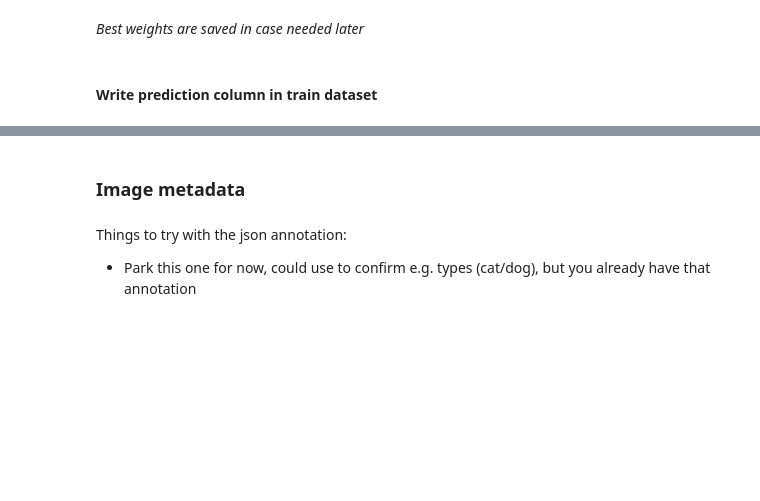
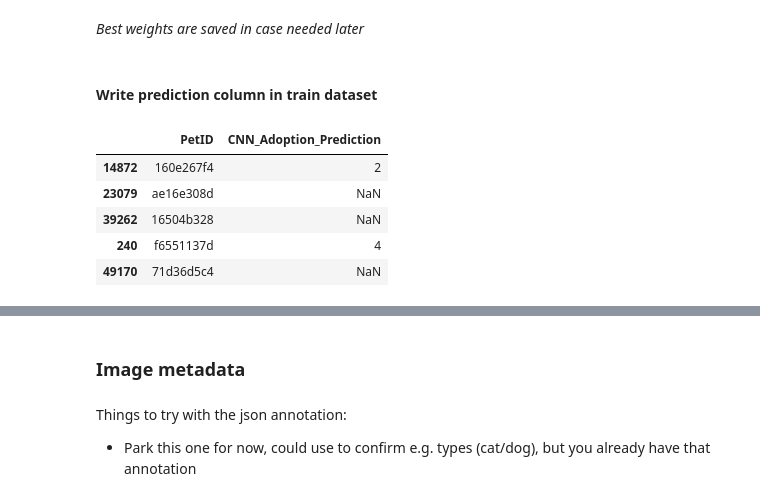
Before and after one commit to manuelfreude/kagglepetfinder, a Jupyter notebook: petfinder.ipynb, the cells around one changed output, grey strips where cells are left out. Saved outputs shown, nothing was run; the diff lists cells and outputs as text; code cells hidden in the pictures; blank space fills up the shorter version.

```diff
--- a/petfinder.ipynb
+++ b/petfinder.ipynb
@@ -1234,9 +1232,7 @@ memory usage: 17.6+ MB
 # %%
 # Reducing sample size for train dataset
 
-train_sample = 17500
-
-train_img = train_img[0:train_sample]
+train_img = train_img.sample(25000, random_state=25)
 # %%
 # Define function to load train, test, and validation datasets
 
@@ -1492,15 +1488,22 @@ model.load_weights('Saved_models/weights.best.from_scratch.hdf5')
 # %%
 # Making predictions into new dataframe with train_img PetID
 
 pred_adoption_speed = pd.DataFrame(columns=['CNN_Adoption_Prediction'])
 
 for tensor in train_tensors:
     pred = np.argmax(model.predict(np.expand_dims(tensor, axis=0)))
     pred_adoption_speed = pred_adoption_speed.append(pd.Series([pred], index=pred_adoption_speed.columns),
                                            ignore_index=True)
 
 pred_img = pd.DataFrame(columns=['PetID', 'CNN_Adoption_Prediction'])
-pred_img['PetID'] = train_img['PetID'].to_numpy()
+pred_img['PetID'] = train_img['PetID']
 pred_img['CNN_Adoption_Prediction'] = pred_adoption_speed['CNN_Adoption_Prediction']
 
 pred_img.head()
+# %% [output]
+|  | PetID | CNN_Adoption_Prediction |
+| 14872 | 160e267f4 | 2 |
+| 23079 | ae16e308d | NaN |
+| 39262 | 16504b328 | NaN |
+| 240 | f6551137d | 4 |
+| 49170 | 71d36d5c4 | NaN |
```
Also changed, not shown: parts of 36 cells of this notebook.
